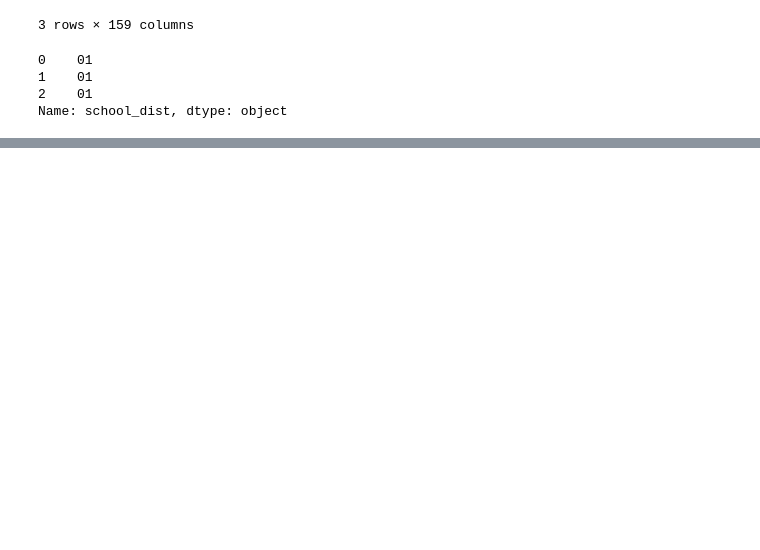
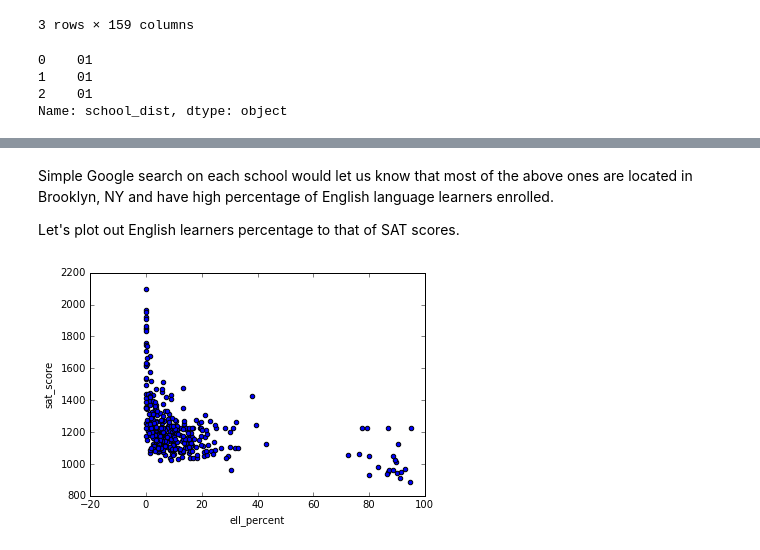
Before and after one commit to aniruddhabarapatre/Dataquest, a Jupyter notebook: NYC_SAT_Score/NYC_SAT_score.ipynb, the cells around one changed output, grey strips where cells are left out. Cells and saved outputs as stored; diff of their text form; code cells hidden in the pictures; blank space fills up the shorter version.

```diff
--- a/NYC_SAT_Score/NYC_SAT_score.ipynb
+++ b/NYC_SAT_Score/NYC_SAT_score.ipynb
@@ -300,0 +376,9 @@ Name: school_dist, dtype: object
+# %% [markdown]
+Simple Google search on each school would let us know that most of the above ones are located in Brooklyn, NY and have high percentage of English language learners enrolled.
+
+Let's plot out English learners percentage to that of SAT scores.
+# %%
+combined.plot.scatter(x="ell_percent", y="sat_score")
+plt.show()
+# %% [output]
+[figure, added]
```
Also changed, not shown: parts of 15 cells of this notebook.
